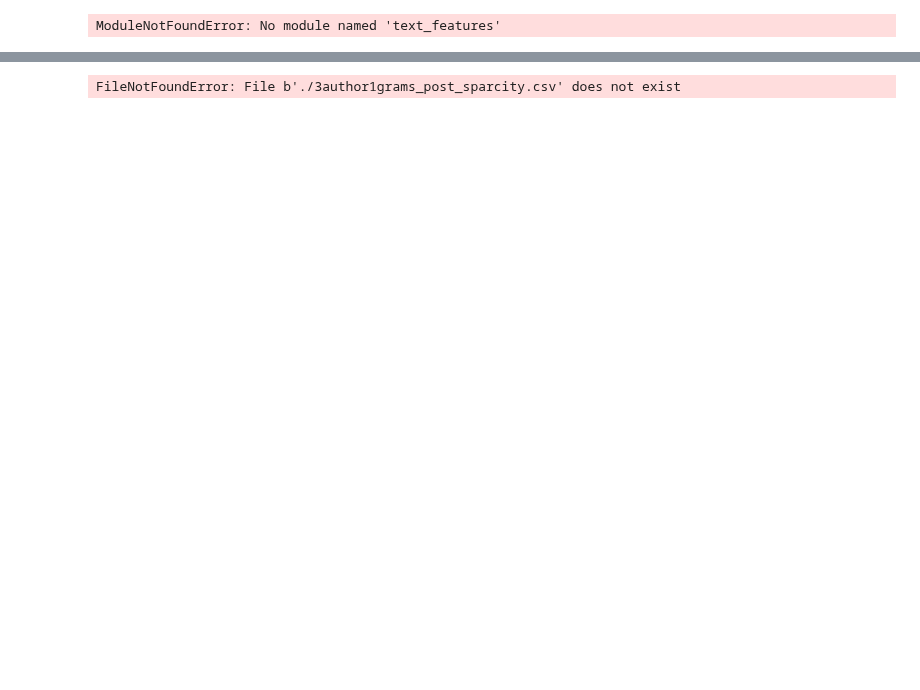
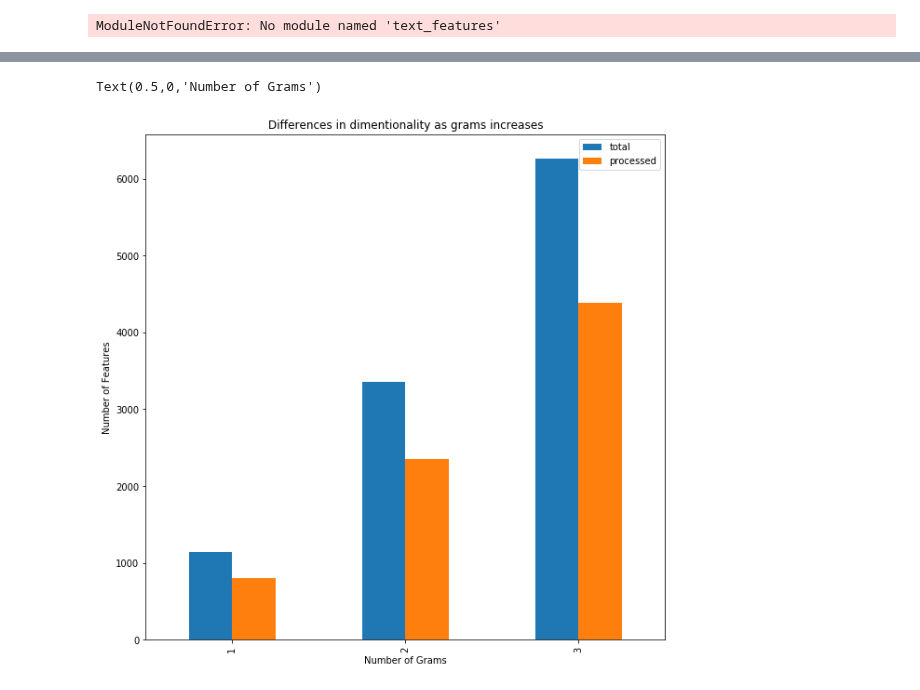
Before and after one commit to clararichter/authorship-identification, a Jupyter notebook: second_iteration/feature_reduction.ipynb, the cells around one changed output, grey strips where cells are left out. Drawn from its saved outputs; the diff is of its cells as text; code cells hidden in the pictures; blank space fills up the shorter version.

```diff
--- a/second_iteration/feature_reduction.ipynb
+++ b/second_iteration/feature_reduction.ipynb
@@ -316,14 +319,12 @@ differnces_table.plot.bar(figsize=(10,10), title='Differences in dimentionality
 # %%
 three_author_differences = pd.DataFrame(index=[1,2,3], columns=["total", "processed"])
 # %%
-one_gram_total = pd.read_csv("./3author1grams_post_sparcity.csv", header=0, index_col=0)
-one_gram_processed = pd.read_csv("./3author1grams.csv", header=0, index_col=0)
-two_gram_total = pd.read_csv("./3author2grams_post_sparcity.csv", header=0, index_col=0)
-two_gram_processed = pd.read_csv("./3author2grams.csv", header=0, index_col=0)
-three_gram_total = pd.read_csv("./3author3grams_post_sparcity.csv", header=0, index_col=0)
-three_gram_processed = pd.read_csv("./3author3grams.csv", header=0, index_col=0)
+one_gram_total = pd.read_csv("../3author1grams_post_sparcity.csv", header=0, index_col=0)
+one_gram_processed = pd.read_csv("../3author1grams.csv", header=0, index_col=0)
+two_gram_total = pd.read_csv("../3author2grams_post_sparcity.csv", header=0, index_col=0)
+two_gram_processed = pd.read_csv("../3author2grams.csv", header=0, index_col=0)
+three_gram_total = pd.read_csv("../3author3grams_post_sparcity.csv", header=0, index_col=0)
+three_gram_processed = pd.read_csv("../3author3grams.csv", header=0, index_col=0)
-# %% [output]
-FileNotFoundError: File b'./3author1grams_post_sparcity.csv' does not exist
 # %%
 three_author_differences.at[1, "total"] = len(list(one_gram_total.columns.values))
 three_author_differences.at[2, "total"] = len(list(two_gram_total.columns.values))
@@ -332,4 +333,9 @@ three_author_differences.at[1, "processed"] = len(list(one_gram_processed.column
 three_author_differences.at[2, "processed"] = len(list(two_gram_processed.columns.values))
 three_author_differences.at[3, "processed"] = len(list(three_gram_processed.columns.values))
 # %%
-three_author_differences.plot.bar(figsize=(10,10), title='Differences in dimentionality as grams increases')
+pl = three_author_differences.plot.bar(figsize=(10,10), title='Differences in dimentionality as grams increases')
+pl.set_ylabel("Number of Features")
+pl.set_xlabel("Number of Grams")
+# %% [output]
+Text(0.5,0,'Number of Grams')
+[figure, added]
```
Also changed, not shown: parts of 4 cells of this notebook, 1 other file.
